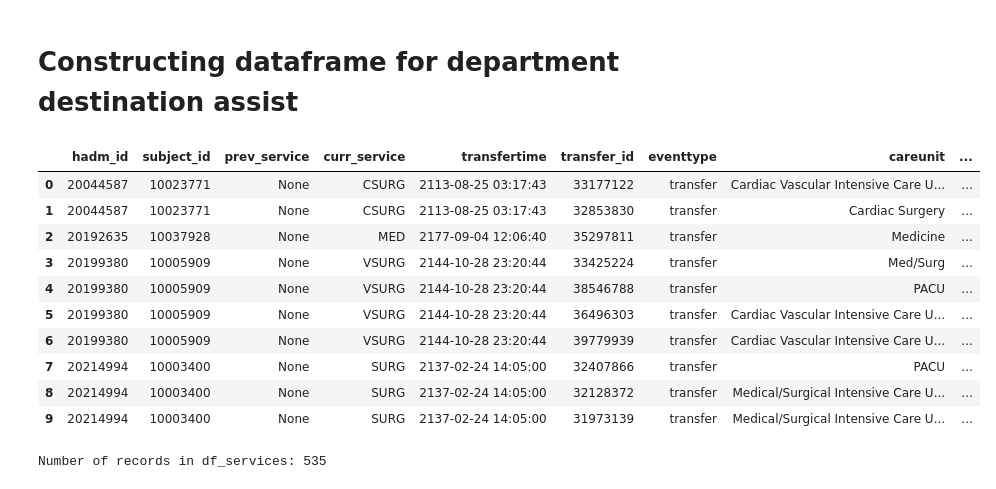
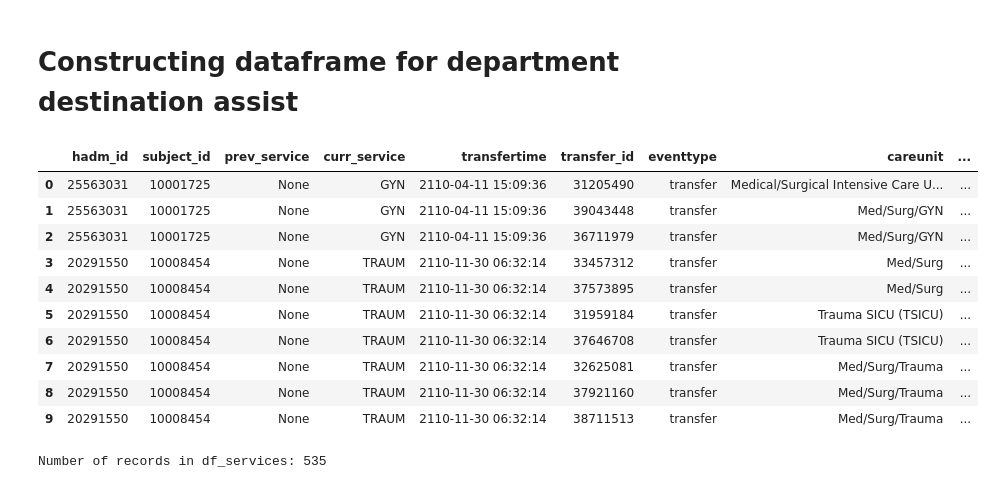
Before and after one commit to giulioelmi/AI-transfer, a Jupyter notebook: mimiciv.ipynb, the cells around one changed output. Saved outputs shown, nothing was run; the diff lists cells and outputs as text; code cells hidden in the pictures.

```diff
--- a/mimiciv.ipynb
+++ b/mimiciv.ipynb
@@ -136,43 +136,43 @@ df_omr.head()
 # %%
 # Constructing df for department destination identification
 
 query = """
 SELECT ad.hadm_id,
        ad.subject_id,
        ser.prev_service,
        ser.curr_service,
        ser.transfertime,
        tran.transfer_id,
        tran.eventtype,
        tran.careunit,
        tran.intime,
        tran.outtime,
        ad.hospital_expire_flag
 FROM mimiciv_hosp.admissions ad
 JOIN mimiciv_hosp.services ser
 ON ad.hadm_id = ser.hadm_id
 JOIN mimiciv_hosp.transfers tran
 ON ad.hadm_id = tran.hadm_id
 WHERE tran.eventtype = 'transfer'
-ORDER BY ad.hadm_id, tran.intime
+ORDER BY tran.intime
 """
 
 cur.execute(query)
 rows = cur.fetchall()
 df_services = pd.DataFrame(rows, columns=[desc[0] for desc in cur.description])
 df_services.head(10)
 # %% [output]
 |  | hadm_id | subject_id | prev_service | curr_service | transfertime | transfer_id | eventtype | careunit | ... |
-| 0 | 20044587 | 10023771 | None | CSURG | 2113-08-25 03:17:43 | 33177122 | transfer | Cardiac Vascular Intensive Care U... | ... |
-| 1 | 20044587 | 10023771 | None | CSURG | 2113-08-25 03:17:43 | 32853830 | transfer | Cardiac Surgery | ... |
-| 2 | 20192635 | 10037928 | None | MED | 2177-09-04 12:06:40 | 35297811 | transfer | Medicine | ... |
-| 3 | 20199380 | 10005909 | None | VSURG | 2144-10-28 23:20:44 | 33425224 | transfer | Med/Surg | ... |
-| 4 | 20199380 | 10005909 | None | VSURG | 2144-10-28 23:20:44 | 38546788 | transfer | PACU | ... |
-| 5 | 20199380 | 10005909 | None | VSURG | 2144-10-28 23:20:44 | 36496303 | transfer | Cardiac Vascular Intensive Care U... | ... |
-| 6 | 20199380 | 10005909 | None | VSURG | 2144-10-28 23:20:44 | 39779939 | transfer | Cardiac Vascular Intensive Care U... | ... |
-| 7 | 20214994 | 10003400 | None | SURG | 2137-02-24 14:05:00 | 32407866 | transfer | PACU | ... |
-| 8 | 20214994 | 10003400 | None | SURG | 2137-02-24 14:05:00 | 32128372 | transfer | Medical/Surgical Intensive Care U... | ... |
-| 9 | 20214994 | 10003400 | None | SURG | 2137-02-24 14:05:00 | 31973139 | transfer | Medical/Surgical Intensive Care U... | ... |
+| 0 | 25563031 | 10001725 | None | GYN | 2110-04-11 15:09:36 | 31205490 | transfer | Medical/Surgical Intensive Care U... | ... |
+| 1 | 25563031 | 10001725 | None | GYN | 2110-04-11 15:09:36 | 39043448 | transfer | Med/Surg/GYN | ... |
+| 2 | 25563031 | 10001725 | None | GYN | 2110-04-11 15:09:36 | 36711979 | transfer | Med/Surg/GYN | ... |
+| 3 | 20291550 | 10008454 | None | TRAUM | 2110-11-30 06:32:14 | 33457312 | transfer | Med/Surg | ... |
+| 4 | 20291550 | 10008454 | None | TRAUM | 2110-11-30 06:32:14 | 37573895 | transfer | Med/Surg | ... |
+| 5 | 20291550 | 10008454 | None | TRAUM | 2110-11-30 06:32:14 | 31959184 | transfer | Trauma SICU (TSICU) | ... |
+| 6 | 20291550 | 10008454 | None | TRAUM | 2110-11-30 06:32:14 | 37646708 | transfer | Trauma SICU (TSICU) | ... |
+| 7 | 20291550 | 10008454 | None | TRAUM | 2110-11-30 06:32:14 | 32625081 | transfer | Med/Surg/Trauma | ... |
+| 8 | 20291550 | 10008454 | None | TRAUM | 2110-11-30 06:32:14 | 37921160 | transfer | Med/Surg/Trauma | ... |
+| 9 | 20291550 | 10008454 | None | TRAUM | 2110-11-30 06:32:14 | 38711513 | transfer | Med/Surg/Trauma | ... |
 # %%
 # Printing the number of records in df_services
 print(f"Number of records in df_services: {len(df_services)}")
```
Also changed, not shown: parts of 6 cells of this notebook.
